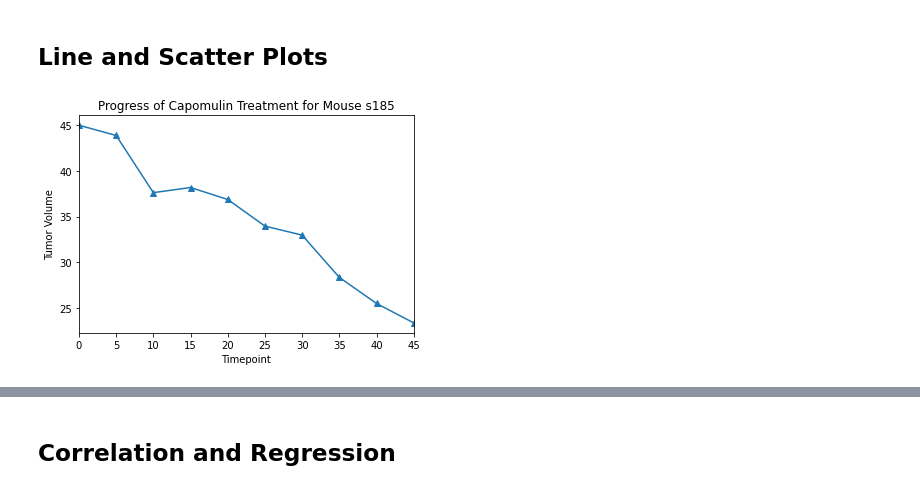
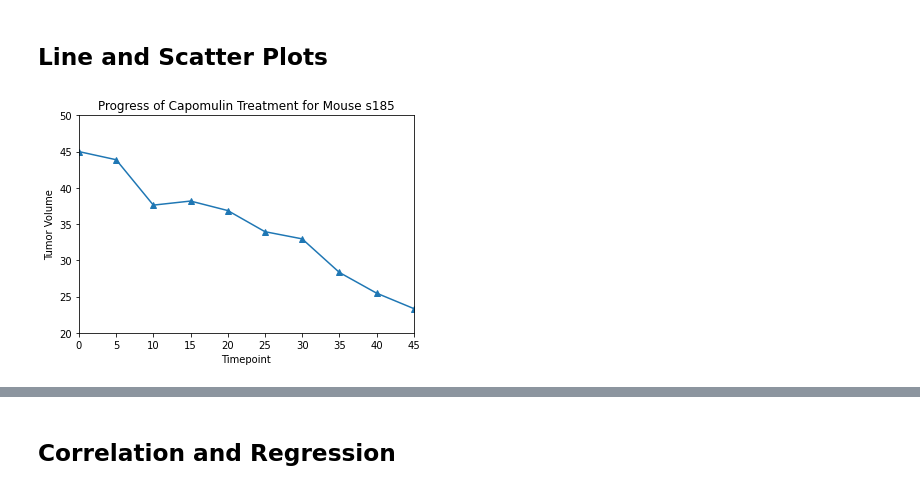
Before and after one commit to davidsalim86/Treatment-for-SCC-Matplotlib, a Jupyter notebook: Pymaceuticals/pymaceuticals_report.ipynb, the cells around one changed output, grey strips where cells are left out. Cells and saved outputs as stored; diff of their text form; code cells hidden in the pictures.

```diff
--- a/Pymaceuticals/pymaceuticals_report.ipynb
+++ b/Pymaceuticals/pymaceuticals_report.ipynb
@@ -241,14 +244,15 @@ plt.show()
 # %%
 # Generate a line plot of time point versus tumor volume for a mouse treated with Capomulin
 capomulin = cleaned_df.loc[cleaned_df["Drug Regimen"] == "Capomulin"]
 capomulin_s185 = capomulin.loc [capomulin["Mouse ID"] == "s185"]
 x = list(capomulin_s185 ["Timepoint"])
 y = list(capomulin_s185 ["Tumor Volume (mm3)"])
 plt.plot(x , y, marker='^')
 plt.title("Progress of Capomulin Treatment for Mouse s185")
 plt.xlabel("Timepoint")
 plt.ylabel("Tumor Volume")
 plt.xlim(0,45)
+plt.ylim(20,50)
 plt.show()
 # %% [output]
-[figure, old version]
+[figure, new version]
```
Also changed, not shown: parts of 8 cells of this notebook.
